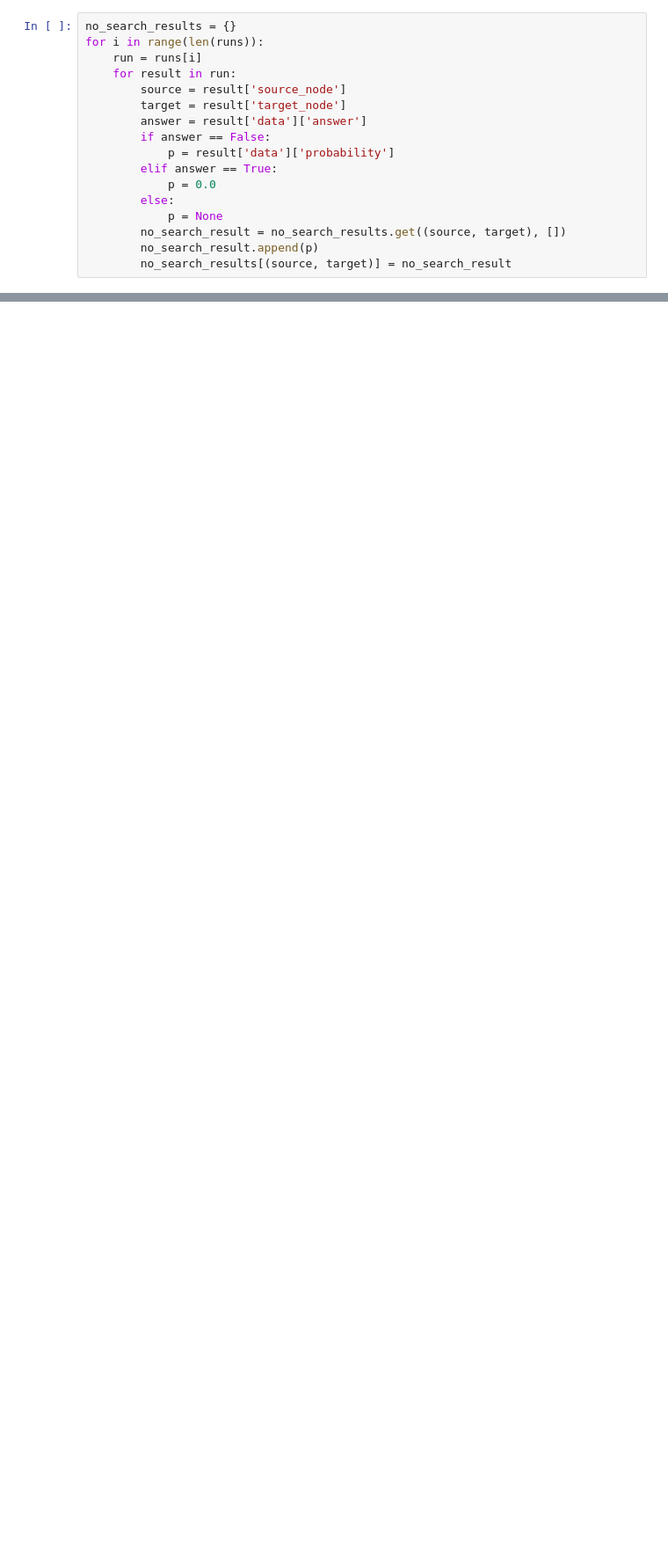
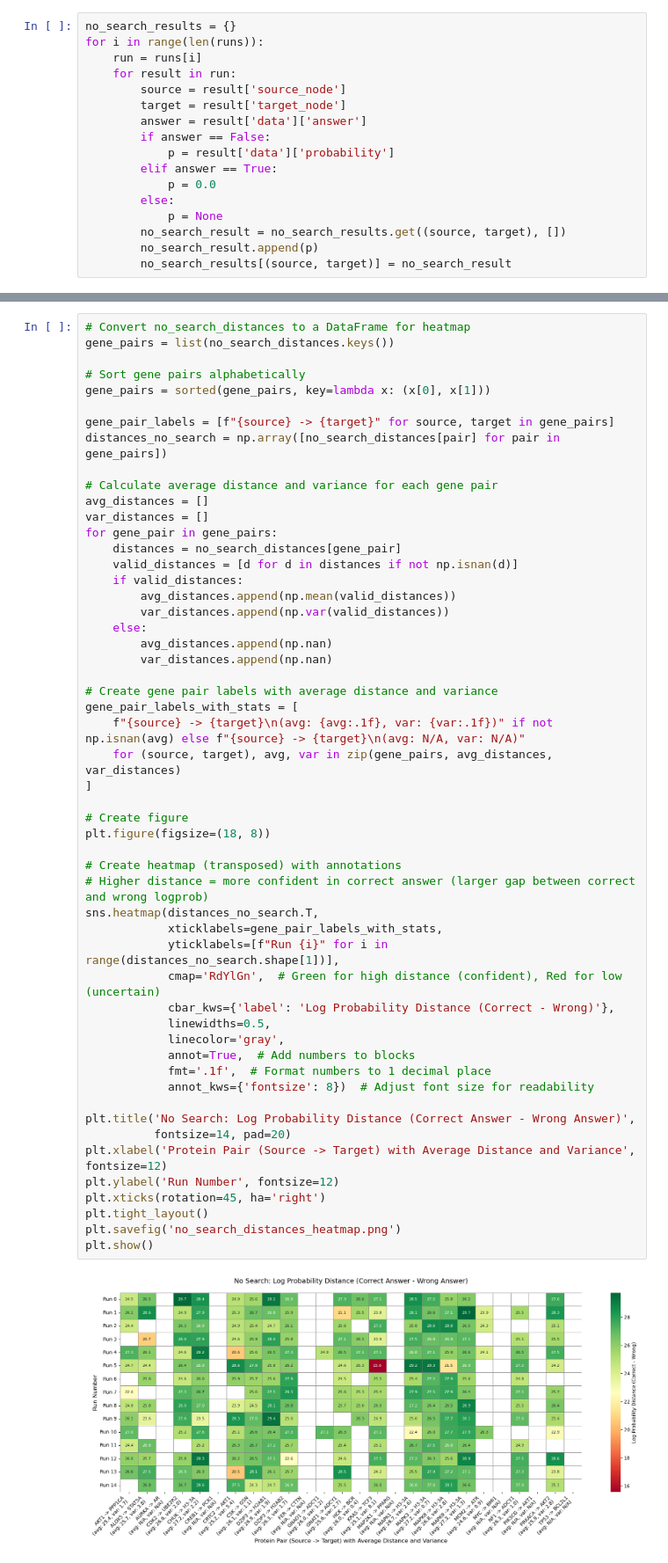
Before and after one commit to saezlab/ProClaim, a Jupyter notebook: grn_denoising/langgraph/evaluate.ipynb, the cells around one changed output, grey strips where cells are left out. Shown at 88% size. Drawn from its saved outputs; the diff is of its cells as text; blank space fills up the shorter version.

```diff
--- a/grn_denoising/langgraph/evaluate.ipynb
+++ b/grn_denoising/langgraph/evaluate.ipynb
@@ -158,0 +179,55 @@ plt.show()
+# %%
+# Convert no_search_distances to a DataFrame for heatmap
+gene_pairs = list(no_search_distances.keys())
+
+# Sort gene pairs alphabetically
+gene_pairs = sorted(gene_pairs, key=lambda x: (x[0], x[1]))
+
+gene_pair_labels = [f"{source} -> {target}" for source, target in gene_pairs]
+distances_no_search = np.array([no_search_distances[pair] for pair in gene_pairs])
+
+# Calculate average distance and variance for each gene pair
+avg_distances = []
+var_distances = []
+for gene_pair in gene_pairs:
+    distances = no_search_distances[gene_pair]
+    valid_distances = [d for d in distances if not np.isnan(d)]
+    if valid_distances:
+        avg_distances.append(np.mean(valid_distances))
+        var_distances.append(np.var(valid_distances))
+    else:
+        avg_distances.append(np.nan)
+        var_distances.append(np.nan)
+
+# Create gene pair labels with average distance and variance
+gene_pair_labels_with_stats = [
+    f"{source} -> {target}\n(avg: {avg:.1f}, var: {var:.1f})" if not np.isnan(avg) else f"{source} -> {target}\n(avg: N/A, var: N/A)"
+    for (source, target), avg, var in zip(gene_pairs, avg_distances, var_distances)
+]
+
+# Create figure
+plt.figure(figsize=(18, 8))
+
+# Create heatmap (transposed) with annotations
+# Higher distance = more confident in correct answer (larger gap between correct and wrong logprob)
+sns.heatmap(distances_no_search.T,
+            xticklabels=gene_pair_labels_with_stats,
+            yticklabels=[f"Run {i}" for i in range(distances_no_search.shape[1])],
+            cmap='RdYlGn',  # Green for high distance (confident), Red for low (uncertain)
+            cbar_kws={'label': 'Log Probability Distance (Correct - Wrong)'},
+            linewidths=0.5,
+            linecolor='gray',
+            annot=True,  # Add numbers to blocks
+            fmt='.1f',  # Format numbers to 1 decimal place
+            annot_kws={'fontsize': 8})  # Adjust font size for readability
+
+plt.title('No Search: Log Probability Distance (Correct Answer - Wrong Answer)',
+          fontsize=14, pad=20)
+plt.xlabel('Protein Pair (Source -> Target) with Average Distance and Variance', fontsize=12)
+plt.ylabel('Run Number', fontsize=12)
+plt.xticks(rotation=45, ha='right')
+plt.tight_layout()
+plt.savefig('no_search_distances_heatmap.png')
+plt.show()
+# %% [output]
+[figure, added]
```
Also changed, not shown: parts of 20 cells of this notebook, 2 other files.
